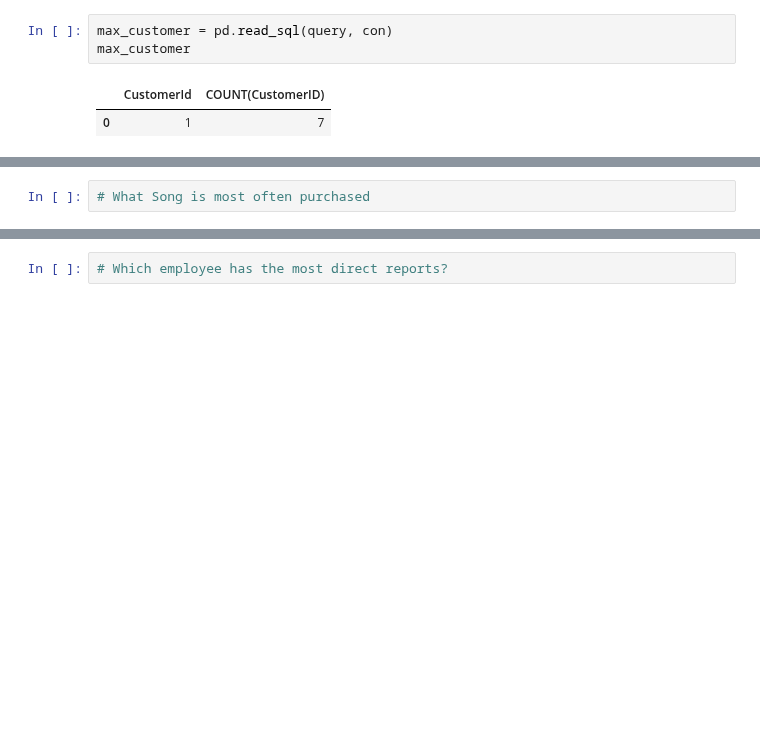
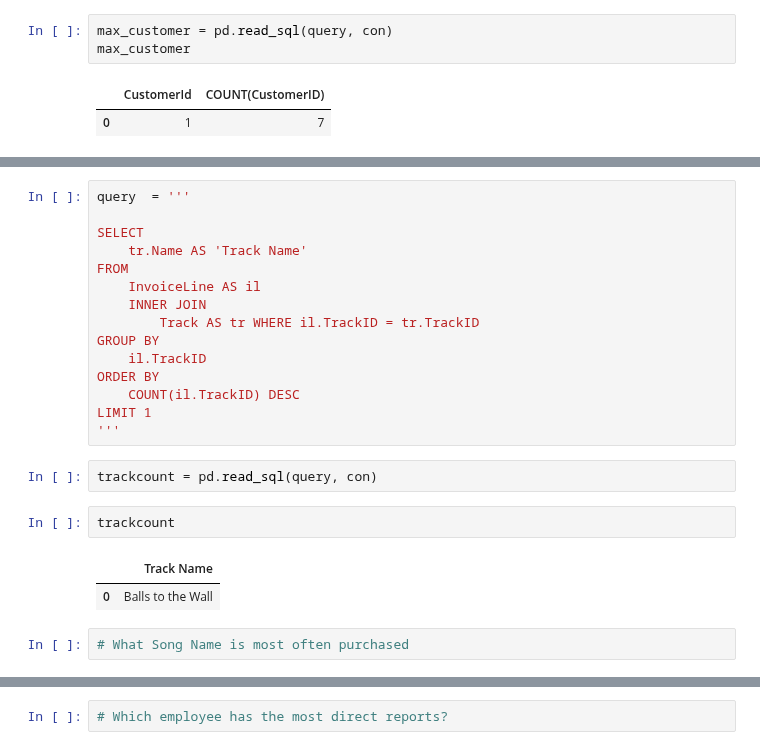
Before and after one commit to flatiron-school/NTL-DS-062722, a Jupyter notebook: sql_practice/sql_practice-completed.ipynb, the cells around one changed output, grey strips where cells are left out. Cells and saved outputs as stored; diff of their text form; blank space fills up the shorter version.

```diff
--- a/sql_practice/sql_practice-completed.ipynb
+++ b/sql_practice/sql_practice-completed.ipynb
@@ -257,2 +262,24 @@ max_customer
+# %%
+query  = '''
+
+SELECT
+    tr.Name AS 'Track Name'
+FROM
+    InvoiceLine AS il
+    INNER JOIN
+        Track AS tr WHERE il.TrackID = tr.TrackID
+GROUP BY
+    il.TrackID
+ORDER BY
+    COUNT(il.TrackID) DESC
+LIMIT 1
+'''
+# %%
+trackcount = pd.read_sql(query, con)
+# %%
+trackcount
+# %% [output]
+|  | Track Name |
+| 0 | Balls to the Wall |
 # %%
-# What Song is most often purchased
+# What Song Name is most often purchased
```
Also changed, not shown: parts of 7 cells of this notebook, 9 other files.
